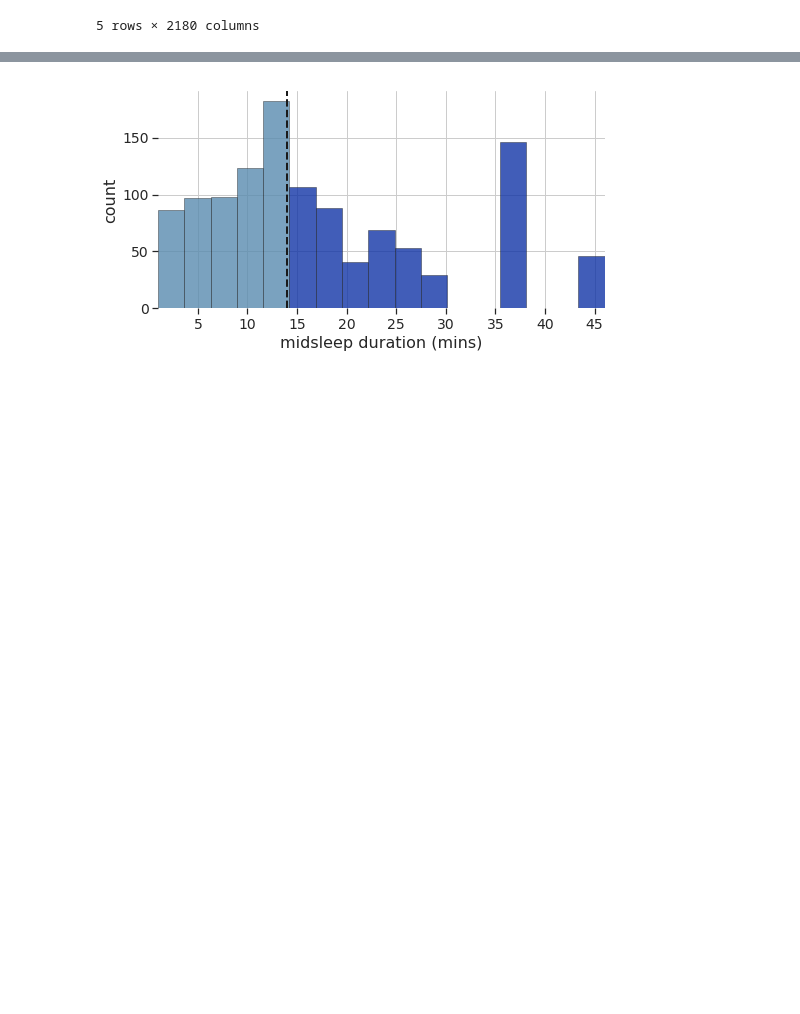
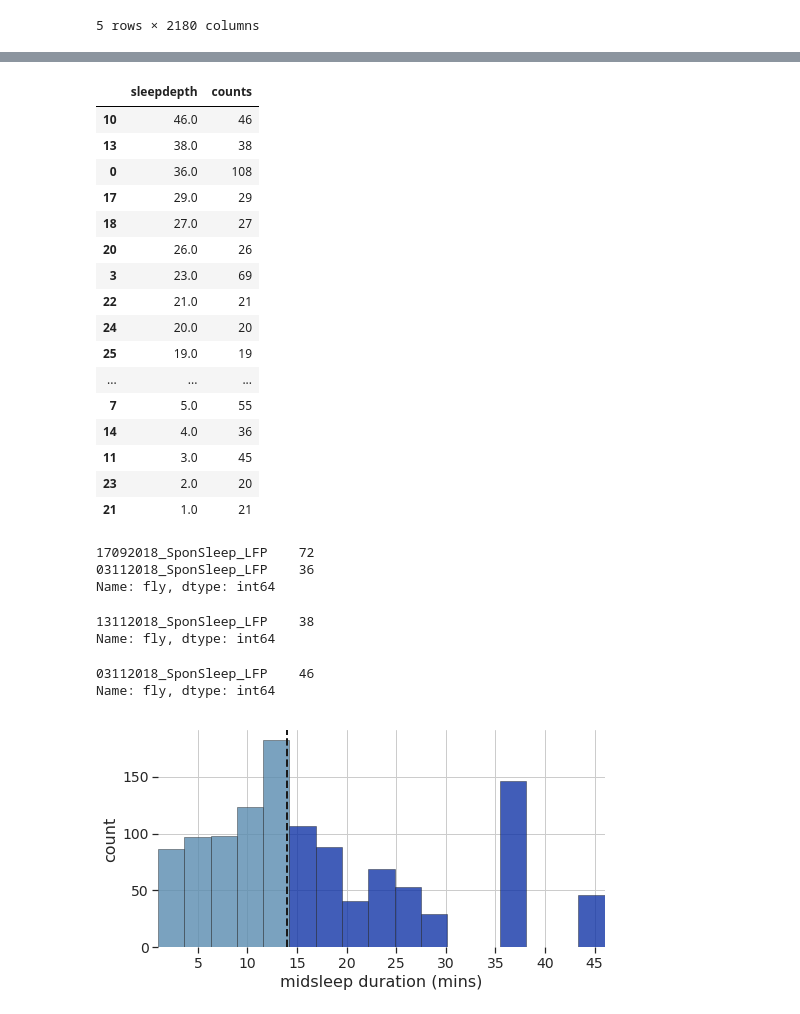
Before and after one commit to SridharJagannathan/drosSleepStages_SciAdvances2023, a Jupyter notebook: Scripts/notebooks/Figure5b_c_d_SupplFigure8_stats_awakesleepepochs_svmclassifier.ipynb, the cells around one changed output, grey strips where cells are left out. Cells and saved outputs as stored; diff of their text form; code cells hidden in the pictures; blank space fills up the shorter version.

```diff
--- a/Scripts/notebooks/Figure5b_SupplFigure7_stats_awakesleepepochs_svmclassifier.ipynb
+++ b/Scripts/notebooks/Figure5b_c_d_SupplFigure8_stats_awakesleepepochs_svmclassifier.ipynb
@@ -650,3 +670,40 @@ allfeatures_df.head()
+# %%
+sleepdepthcnt_df = allfeatures_df['sleepdepth'].value_counts().rename_axis('sleepdepth').reset_index(name='counts')
+sleepdepthcnt_df.sort_values(by=['sleepdepth'], ascending = False)
+# %% [output]
+|  | sleepdepth | counts |
+| 10 | 46.0 | 46 |
+| 13 | 38.0 | 38 |
+| 0 | 36.0 | 108 |
+| 17 | 29.0 | 29 |
+| 18 | 27.0 | 27 |
+| 20 | 26.0 | 26 |
+| 3 | 23.0 | 69 |
+| 22 | 21.0 | 21 |
+| 24 | 20.0 | 20 |
+| 25 | 19.0 | 19 |
+| ... | ... | ... |
+| 7 | 5.0 | 55 |
+| 14 | 4.0 | 36 |
+| 11 | 3.0 | 45 |
+| 23 | 2.0 | 20 |
+| 21 | 1.0 | 21 |
+# %%
+allfeatures_df[allfeatures_df['sleepdepth'] == 36]['fly'].value_counts()
+# %% [output]
+17092018_SponSleep_LFP    72
+03112018_SponSleep_LFP    36
+Name: fly, dtype: int64
+# %%
+allfeatures_df[allfeatures_df['sleepdepth'] == 38]['fly'].value_counts()
+# %% [output]
+13112018_SponSleep_LFP    38
+Name: fly, dtype: int64
+# %%
+allfeatures_df[allfeatures_df['sleepdepth'] == 46]['fly'].value_counts()
+# %% [output]
+03112018_SponSleep_LFP    46
+Name: fly, dtype: int64
 # %%
 fig = plt.figure(figsize=(8, 4))
 gs_main = gridspec.GridSpec(1, 1,width_ratios=[4])
```
Also changed, not shown: parts of 25 cells of this notebook, 1 other file.
